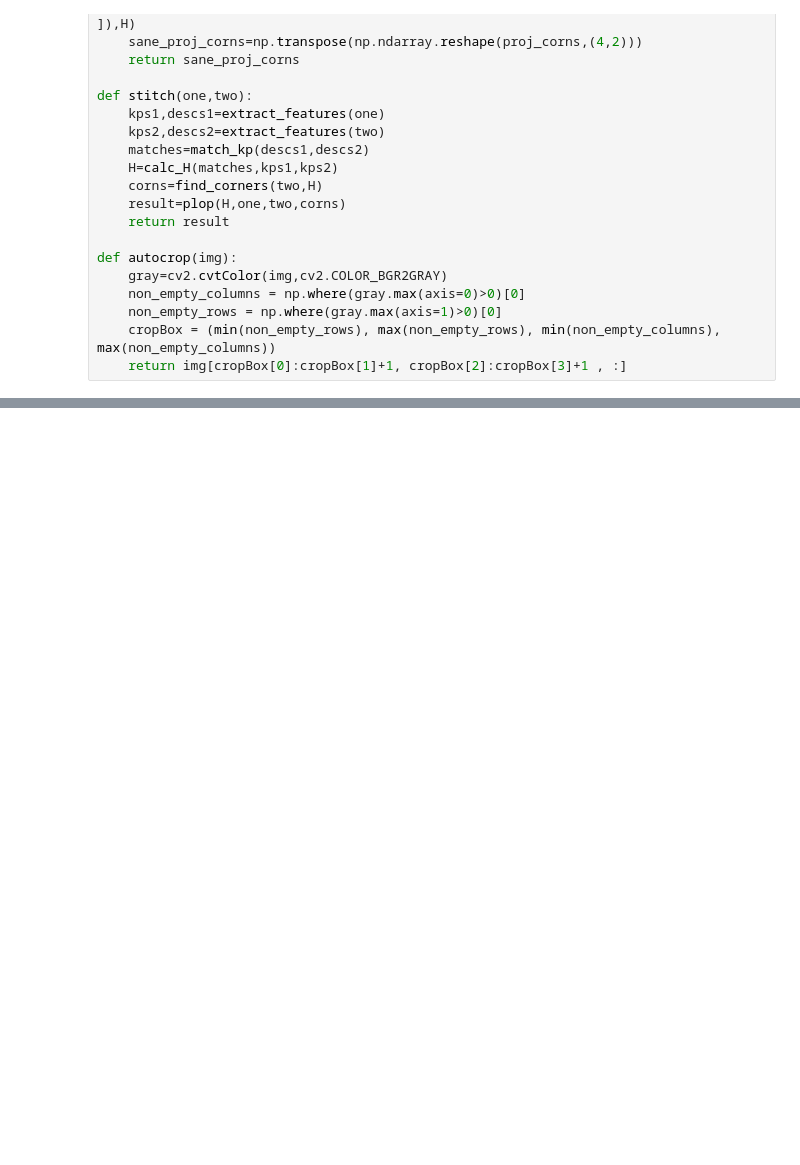
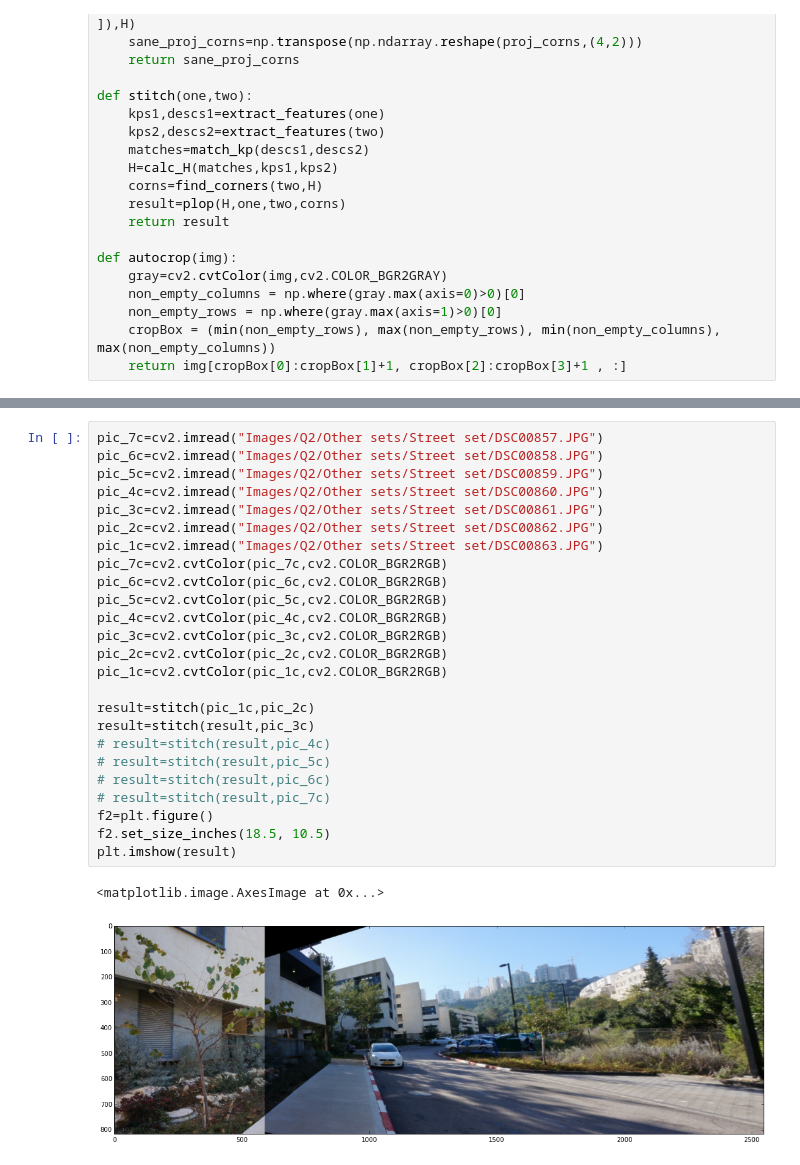
Before and after one commit to NCEghtebas/ComputerVisionCT, a Jupyter notebook: HW3/Q2_b.ipynb, the cells around one changed output, grey strips where cells are left out. Saved outputs shown, nothing was run; the diff lists cells and outputs as text; blank space fills up the shorter version.

```diff
--- a/HW3/Q2_b.ipynb
+++ b/HW3/Q2_b.ipynb
@@ -156,0 +171,28 @@ plt.imshow(result)
+# %%
+pic_7c=cv2.imread("Images/Q2/Other sets/Street set/DSC00857.JPG")
+pic_6c=cv2.imread("Images/Q2/Other sets/Street set/DSC00858.JPG")
+pic_5c=cv2.imread("Images/Q2/Other sets/Street set/DSC00859.JPG")
+pic_4c=cv2.imread("Images/Q2/Other sets/Street set/DSC00860.JPG")
+pic_3c=cv2.imread("Images/Q2/Other sets/Street set/DSC00861.JPG")
+pic_2c=cv2.imread("Images/Q2/Other sets/Street set/DSC00862.JPG")
+pic_1c=cv2.imread("Images/Q2/Other sets/Street set/DSC00863.JPG")
+pic_7c=cv2.cvtColor(pic_7c,cv2.COLOR_BGR2RGB)
+pic_6c=cv2.cvtColor(pic_6c,cv2.COLOR_BGR2RGB)
+pic_5c=cv2.cvtColor(pic_5c,cv2.COLOR_BGR2RGB)
+pic_4c=cv2.cvtColor(pic_4c,cv2.COLOR_BGR2RGB)
+pic_3c=cv2.cvtColor(pic_3c,cv2.COLOR_BGR2RGB)
+pic_2c=cv2.cvtColor(pic_2c,cv2.COLOR_BGR2RGB)
+pic_1c=cv2.cvtColor(pic_1c,cv2.COLOR_BGR2RGB)
+
+result=stitch(pic_1c,pic_2c)
+result=stitch(result,pic_3c)
+# result=stitch(result,pic_4c)
+# result=stitch(result,pic_5c)
+# result=stitch(result,pic_6c)
+# result=stitch(result,pic_7c)
+f2=plt.figure()
+f2.set_size_inches(18.5, 10.5)
+plt.imshow(result)
+# %% [output]
+<matplotlib.image.AxesImage at 0x...>
+[figure, added]
```
Also changed, not shown: parts of 4 cells of this notebook.
